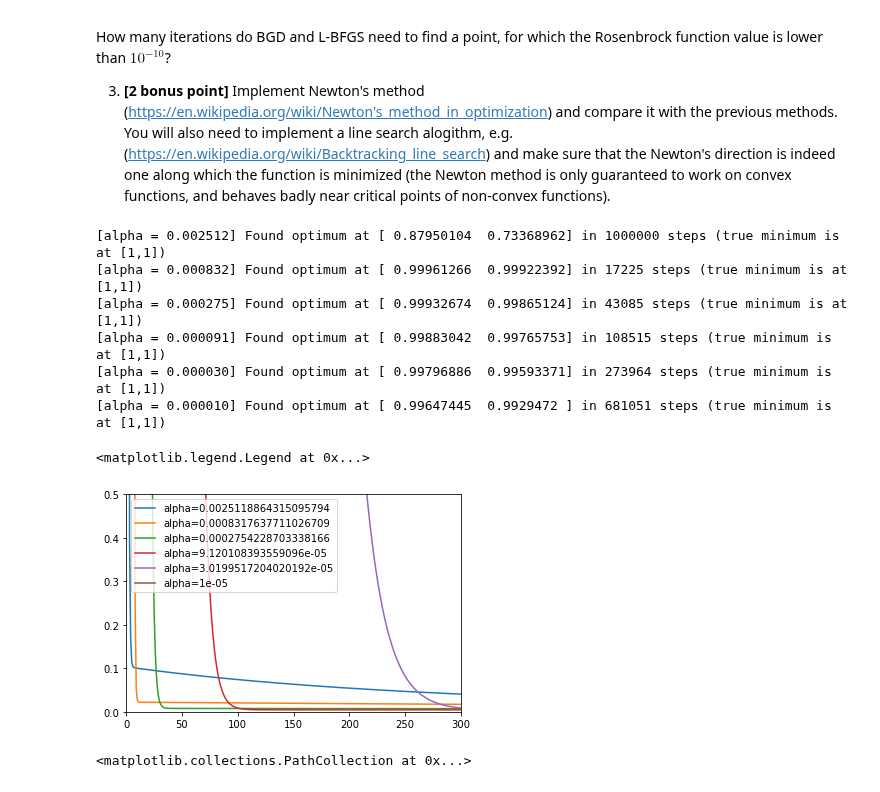
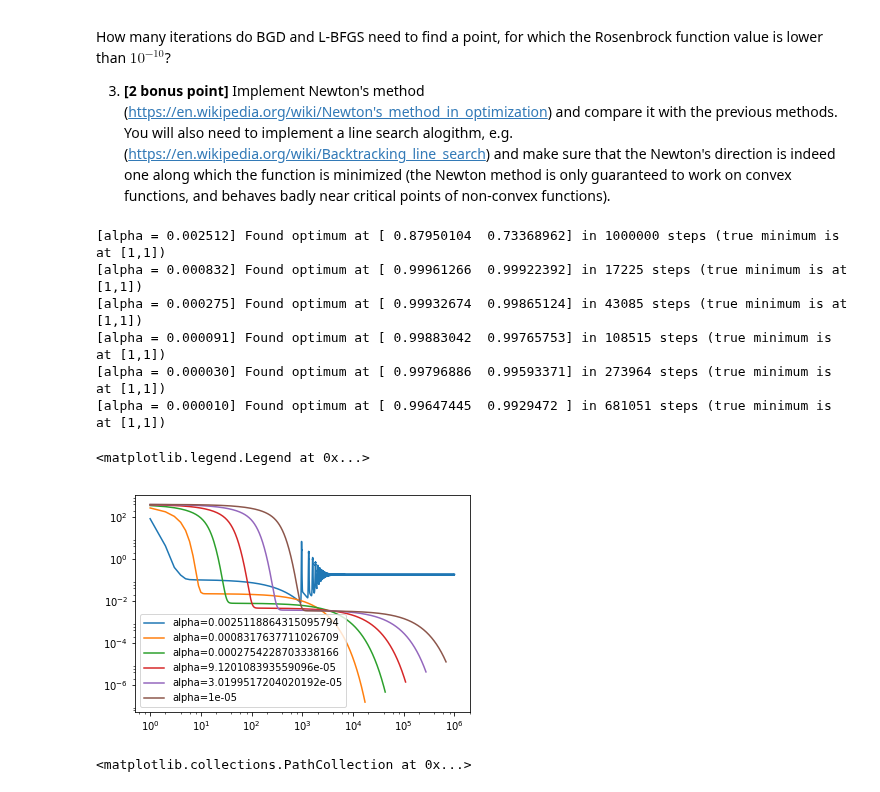
Before and after one commit to sequba/nn_assignments, a Jupyter notebook: assignment3/Assignment3.ipynb, the cells around one changed output. Saved outputs shown, nothing was run; the diff lists cells and outputs as text; code cells hidden in the pictures.

Commit message:
Added logscale plot to alpha adjustment part
Signed-off-by: Jakub Sękowski <sequba@gmail.com>

```diff
--- a/assignment3/Assignment3.ipynb
+++ b/assignment3/Assignment3.ipynb
@@ -335,29 +335,28 @@ def GD(f, Theta0, alpha=1e-4, stop_tolerance=1e-10, max_steps=1000000):
 # %%
 #
 # Find the optimum
 #
 
 alphas = logspace(-2.6, -5, 6)
 
 for al in alphas:
     X0 = np.array([0.1, 2.])
     Xopt, Xhist = GD(rosenbrock, X0, alpha=al, stop_tolerance=1e-10, max_steps=1e6)
     print("[alpha = %f] Found optimum at %s in %d steps (true minimum is at [1,1])" % (al, Xopt, len(Xhist)))
 
     # Plot the value over iterations
     (thetas, costs, _) = zip(*Xhist)
-    plot(range(len(costs)), costs, label="alpha={0}".format(al))
-axis([0, 300, 0, 0.5])
+    loglog(range(len(costs)), costs, label="alpha={0}".format(al))
 legend()
 # %% [output]
 [alpha = 0.002512] Found optimum at [ 0.87950104  0.73368962] in 1000000 steps (true minimum is at [1,1])
 [alpha = 0.000832] Found optimum at [ 0.99961266  0.99922392] in 17225 steps (true minimum is at [1,1])
 [alpha = 0.000275] Found optimum at [ 0.99932674  0.99865124] in 43085 steps (true minimum is at [1,1])
 [alpha = 0.000091] Found optimum at [ 0.99883042  0.99765753] in 108515 steps (true minimum is at [1,1])
 [alpha = 0.000030] Found optimum at [ 0.99796886  0.99593371] in 273964 steps (true minimum is at [1,1])
 [alpha = 0.000010] Found optimum at [ 0.99647445  0.9929472 ] in 681051 steps (true minimum is at [1,1])
 <matplotlib.legend.Legend at 0x...>
-[figure, old version]
+[figure, new version]
 # %%
 #
 # Make a contour plot
```
Also changed, not shown: parts of 8 cells of this notebook.
